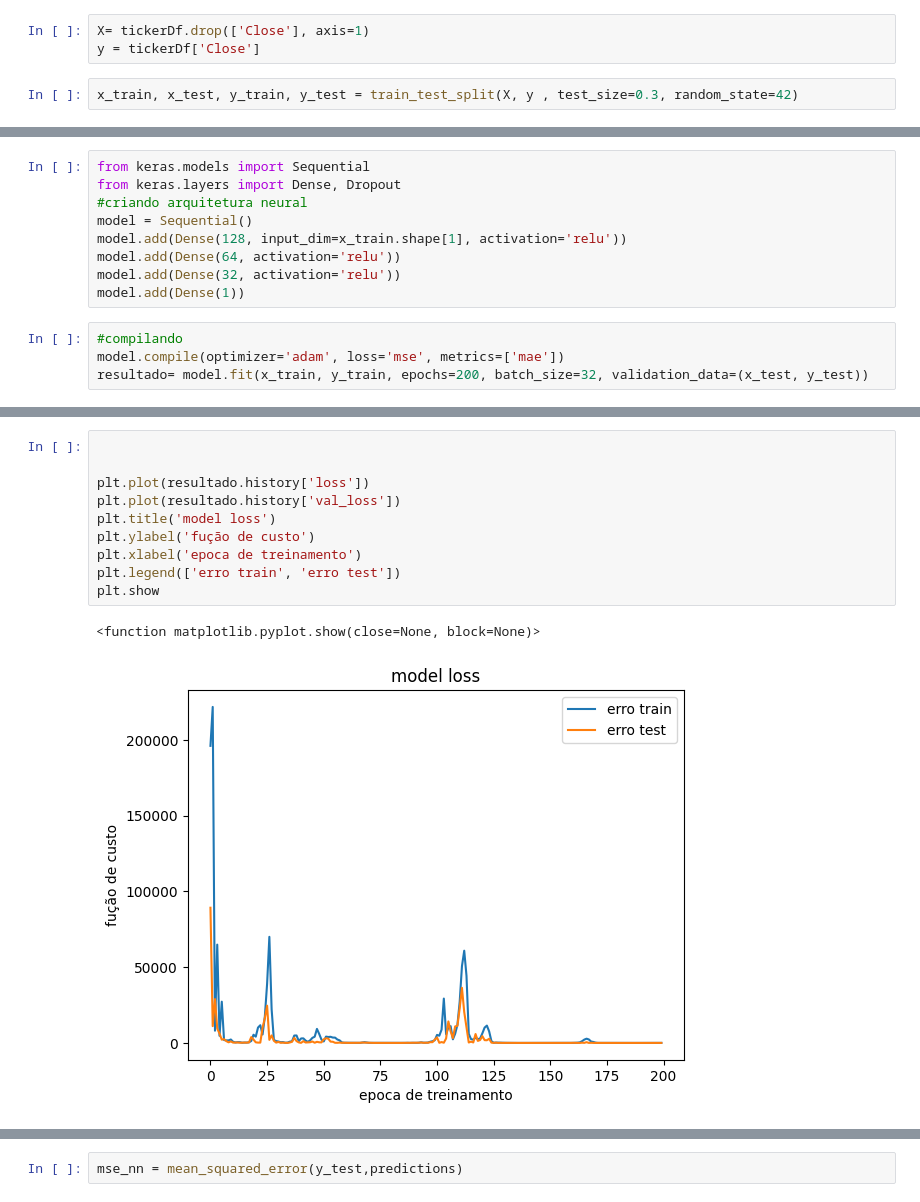
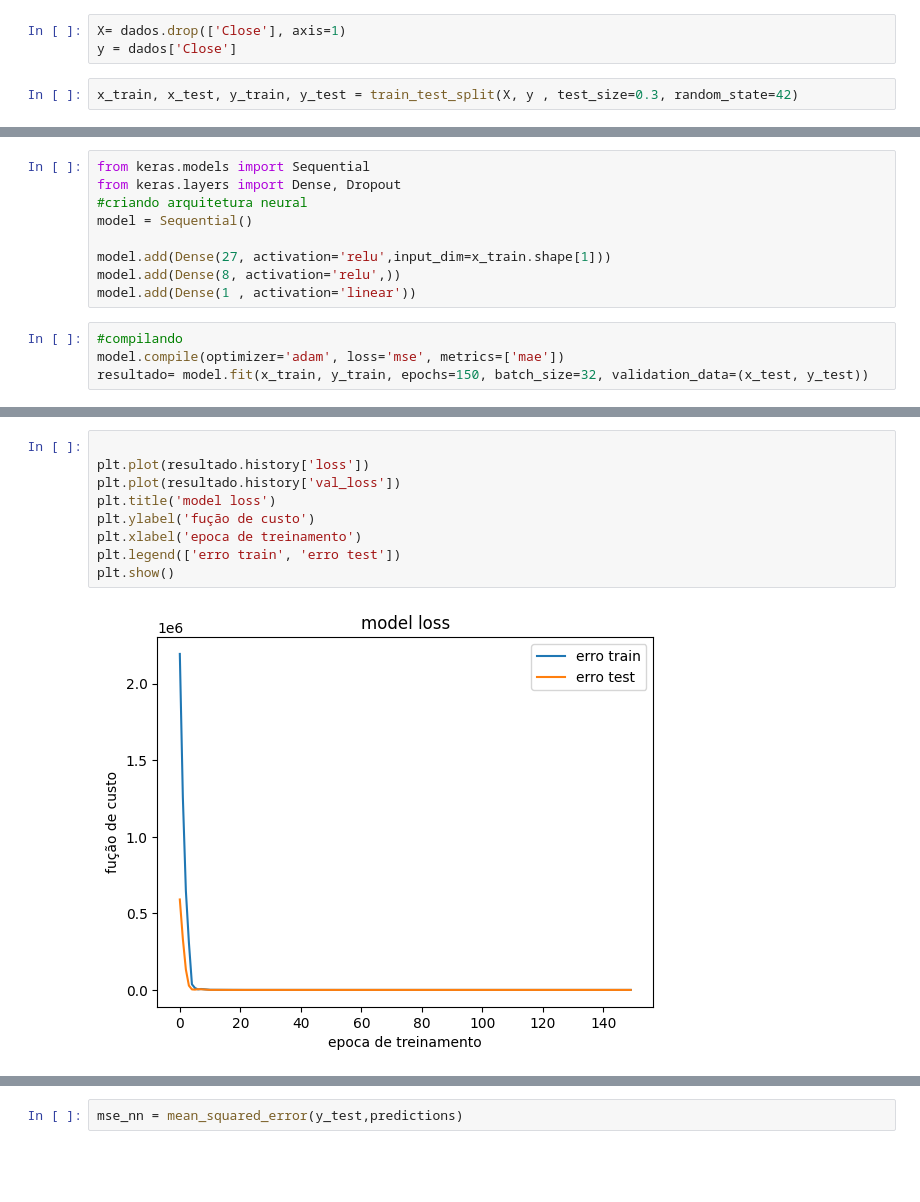
Before and after one commit to gustavoslsj1/trabalho-i.a, a Jupyter notebook: Untitled3.ipynb, the cells around one changed output, grey strips where cells are left out. Drawn from its saved outputs; the diff is of its cells as text; blank space fills up the shorter version.

```diff
--- a/Untitled3.ipynb
+++ b/Untitled3.ipynb
@@ -214,7 +219,7 @@ print( lr.predict([[42]]))
 # %%
 from sklearn.preprocessing import StandardScaler, PolynomialFeatures
 # %%
-X= tickerDf.drop(['Close'], axis=1)
-y = tickerDf['Close']
+X= dados.drop(['Close'], axis=1)
+y = dados['Close']
 # %%
 x_train, x_test, y_train, y_test = train_test_split(X, y , test_size=0.3, random_state=42)
@@ -227,12 +234,12 @@ from keras.models import Sequential
 from keras.layers import Dense, Dropout
 #criando arquitetura neural
 model = Sequential()
-model.add(Dense(128, input_dim=x_train.shape[1], activation='relu'))
-model.add(Dense(64, activation='relu'))
-model.add(Dense(32, activation='relu'))
-model.add(Dense(1))
+
+model.add(Dense(27, activation='relu',input_dim=x_train.shape[1]))
+model.add(Dense(8, activation='relu',))
+model.add(Dense(1 , activation='linear'))
 # %%
 #compilando
 model.compile(optimizer='adam', loss='mse', metrics=['mae'])
-resultado= model.fit(x_train, y_train, epochs=200, batch_size=32, validation_data=(x_test, y_test))
+resultado= model.fit(x_train, y_train, epochs=150, batch_size=32, validation_data=(x_test, y_test))
 # %% [output]
@@ -256,16 +263,14 @@ Epoch 200/200
 # %%
-
 
 plt.plot(resultado.history['loss'])
 plt.plot(resultado.history['val_loss'])
 plt.title('model loss')
 plt.ylabel('fução de custo')
 plt.xlabel('epoca de treinamento')
 plt.legend(['erro train', 'erro test'])
-plt.show
+plt.show()
 # %% [output]
-<function matplotlib.pyplot.show(close=None, block=None)>
-[figure, old version]
+[figure, new version]
 # %%
 predictions = model.predict(x_test)
 print(predictions[:5])
```
Also changed, not shown: parts of 21 cells of this notebook.
